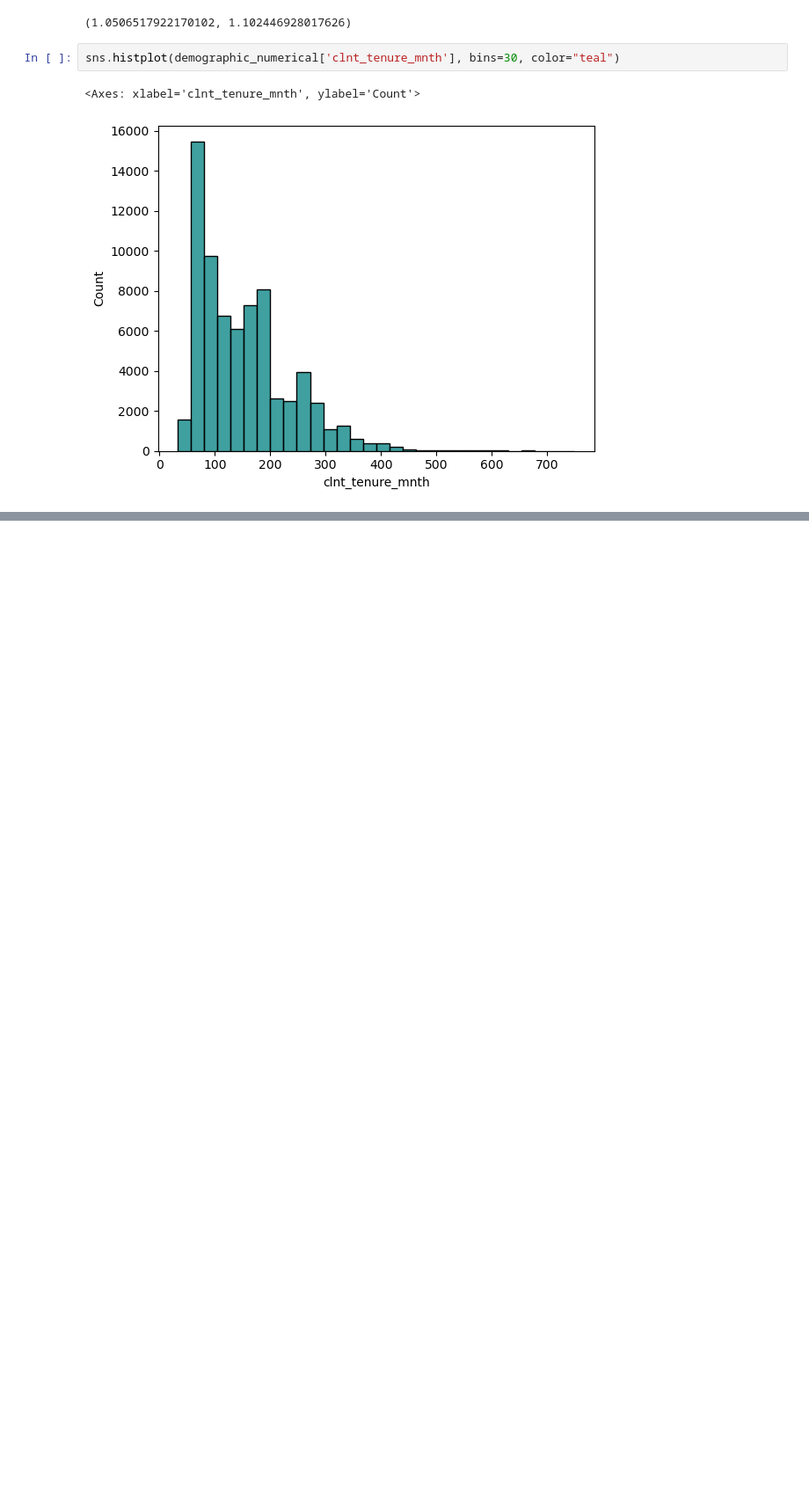
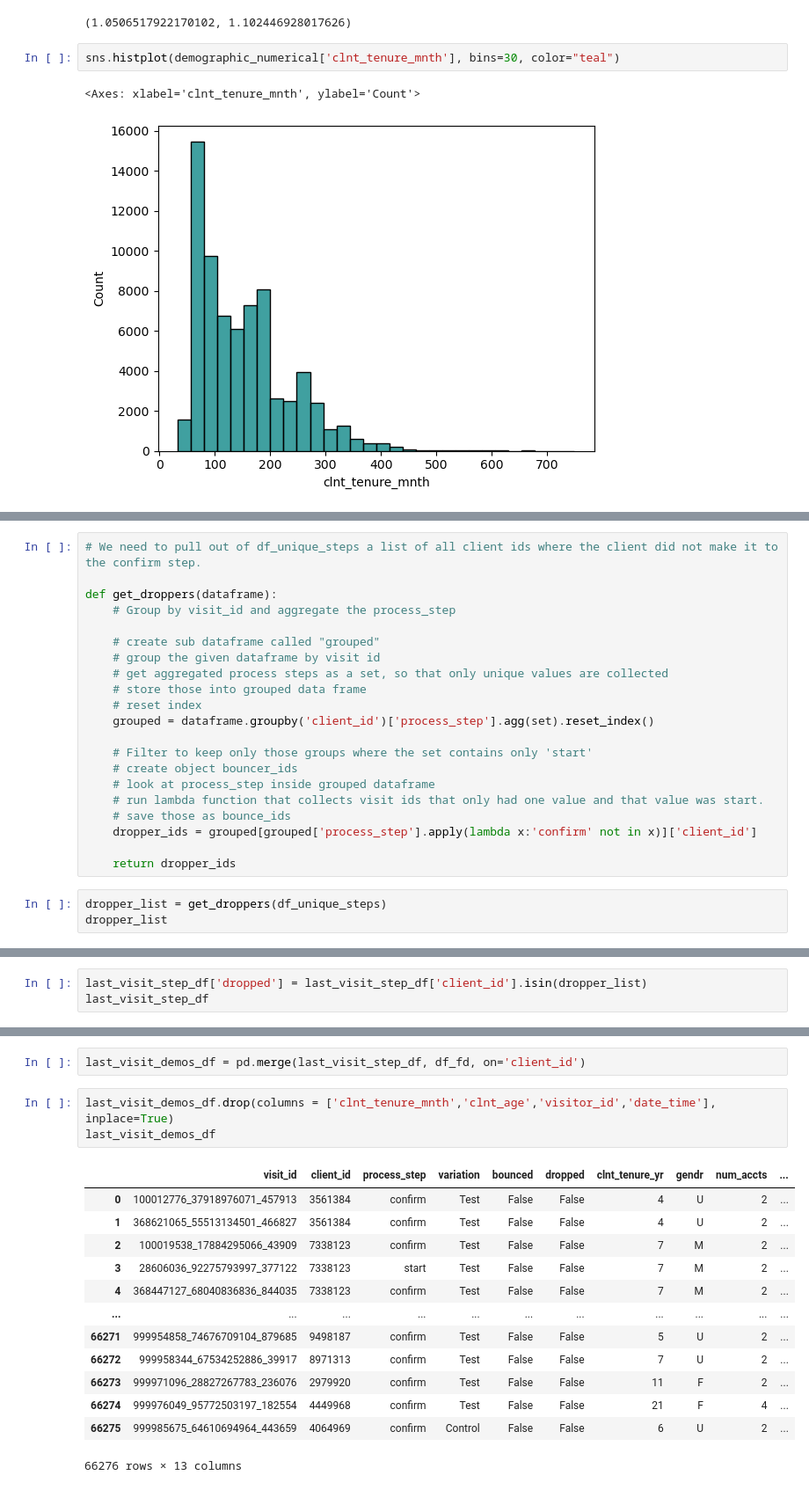
Before and after one commit to bfranx62/Ironhack-EDA-Project, a Jupyter notebook: dylan_main.ipynb, the cells around one changed output, grey strips where cells are left out. Shown at 88% size. Drawn from its saved outputs; the diff is of its cells as text; blank space fills up the shorter version.

```diff
--- a/dylan_main.ipynb
+++ b/dylan_main.ipynb
@@ -538,0 +800,24 @@ False
+# %%
+# We need to pull out of df_unique_steps a list of all client ids where the client did not make it to the confirm step.
+
+def get_droppers(dataframe):
+    # Group by visit_id and aggregate the process_step
+
+    # create sub dataframe called "grouped"
+    # group the given dataframe by visit id
+    # get aggregated process steps as a set, so that only unique values are collected
+    # store those into grouped data frame
+    # reset index
+    grouped = dataframe.groupby('client_id')['process_step'].agg(set).reset_index()
+
+    # Filter to keep only those groups where the set contains only 'start'
+    # create object bouncer_ids
+    # look at process_step inside grouped dataframe
+    # run lambda function that collects visit ids that only had one value and that value was start.
+    # save those as bounce_ids
+    dropper_ids = grouped[grouped['process_step'].apply(lambda x:'confirm' not in x)]['client_id']
+
+    return dropper_ids
+# %%
+dropper_list = get_droppers(df_unique_steps)
+dropper_list
@@ -538,0 +837,3 @@ False
+# %%
+last_visit_step_df['dropped'] = last_visit_step_df['client_id'].isin(dropper_list)
+last_visit_step_df
@@ -538,0 +854,19 @@ False
+# %%
+last_visit_demos_df = pd.merge(last_visit_step_df, df_fd, on='client_id')
+# %%
+last_visit_demos_df.drop(columns = ['clnt_tenure_mnth','clnt_age','visitor_id','date_time'], inplace=True)
+last_visit_demos_df
+# %% [output]
+|  | visit_id | client_id | process_step | variation | bounced | dropped | clnt_tenure_yr | gendr | num_accts | ... |
+| 0 | 100012776_37918976071_457913 | 3561384 | confirm | Test | False | False | 4 | U | 2 | ... |
+| 1 | 368621065_55513134501_466827 | 3561384 | confirm | Test | False | False | 4 | U | 2 | ... |
+| 2 | 100019538_17884295066_43909 | 7338123 | confirm | Test | False | False | 7 | M | 2 | ... |
+| 3 | 28606036_92275793997_377122 | 7338123 | start | Test | False | False | 7 | M | 2 | ... |
+| 4 | 368447127_68040836836_844035 | 7338123 | confirm | Test | False | False | 7 | M | 2 | ... |
+| ... | ... | ... | ... | ... | ... | ... | ... | ... | ... | ... |
+| 66271 | 999954858_74676709104_879685 | 9498187 | confirm | Test | False | False | 5 | U | 2 | ... |
+| 66272 | 999958344_67534252886_39917 | 8971313 | confirm | Test | False | False | 7 | U | 2 | ... |
+| 66273 | 999971096_28827267783_236076 | 2979920 | confirm | Test | False | False | 11 | F | 2 | ... |
+| 66274 | 999976049_95772503197_182554 | 4449968 | confirm | Test | False | False | 21 | F | 4 | ... |
+| 66275 | 999985675_64610694964_443659 | 4064969 | confirm | Control | False | False | 6 | U | 2 | ... |
+66276 rows × 13 columns
```
Also changed, not shown: parts of 60 cells of this notebook.
